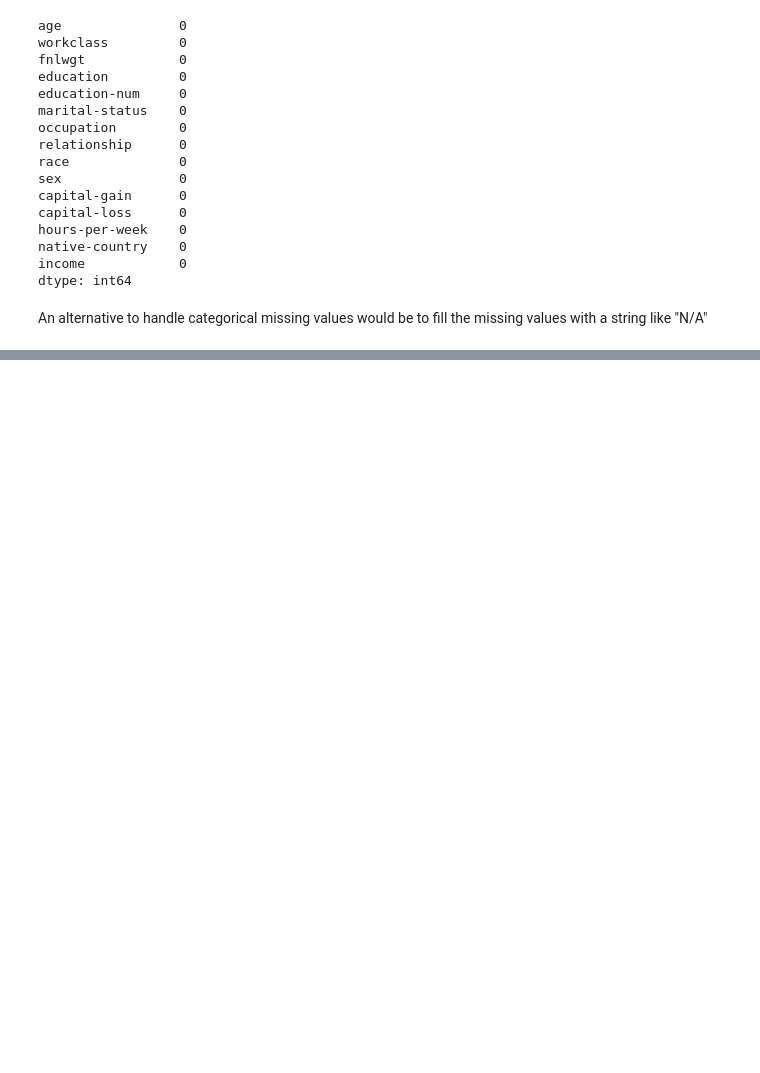
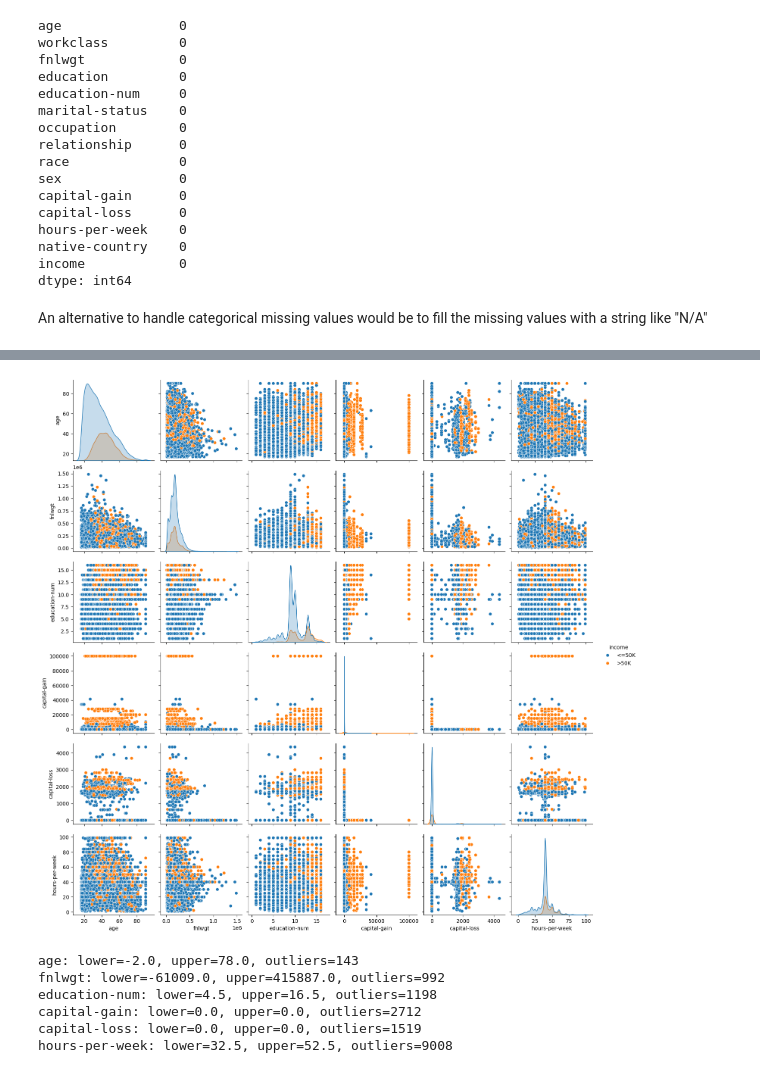
Before and after one commit to albertodiazdurana/Practice_DataScience, a Jupyter notebook: feature_preprocessing_task_w37.ipynb, the cells around one changed output, grey strips where cells are left out. Drawn from its saved outputs; the diff is of its cells as text; code cells hidden in the pictures; blank space fills up the shorter version.

Commit message:
Detect outliers

```diff
--- a/feature_preprocessing_task_w37.ipynb
+++ b/feature_preprocessing_task_w37.ipynb
@@ -175,0 +226,27 @@ An alternative to handle categorical missing values would be to fill the missing
+# %%
+# Pairplot for all numeric columns and see how income affects the distributions
+sns.pairplot(df, hue="income", vars=num_cols)
+#sns.pairplot(df[num_cols + ["income"]], hue="income", palette="Set1")
+plt.show()
+# %% [output]
+[figure, added]
+# %%
+# 3. Detect outliers with IQR
+outliers = {}
+for col in num_cols:
+    Q1 = df[col].quantile(0.25)
+    Q3 = df[col].quantile(0.75)
+    IQR = Q3 - Q1
+    lower_bound = Q1 - 1.5 * IQR
+    upper_bound = Q3 + 1.5 * IQR
+
+    # Count outliers
+    outliers[col] = ((df[col] < lower_bound) | (df[col] > upper_bound)).sum()
+    print(f"{col}: lower={lower_bound}, upper={upper_bound}, outliers={outliers[col]}")
+# %% [output]
+age: lower=-2.0, upper=78.0, outliers=143
+fnlwgt: lower=-61009.0, upper=415887.0, outliers=992
+education-num: lower=4.5, upper=16.5, outliers=1198
+capital-gain: lower=0.0, upper=0.0, outliers=2712
+capital-loss: lower=0.0, upper=0.0, outliers=1519
+hours-per-week: lower=32.5, upper=52.5, outliers=9008
```
Also changed, not shown: parts of 4 cells of this notebook.
